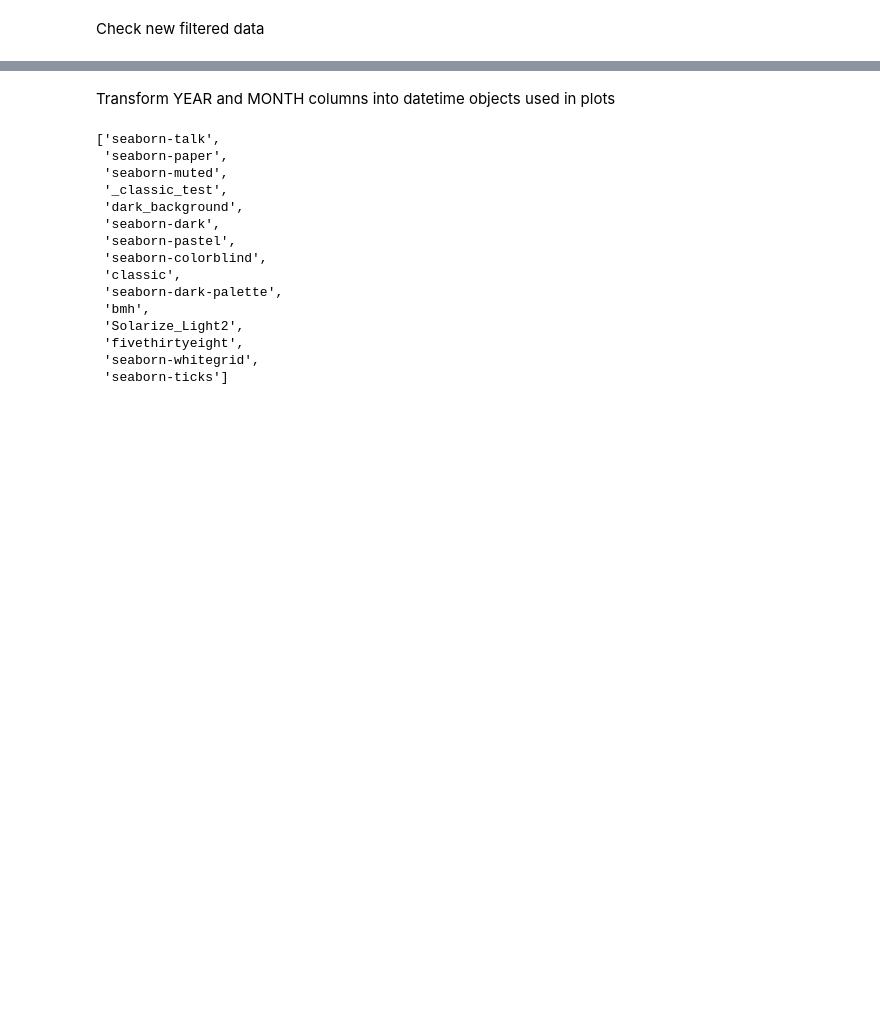
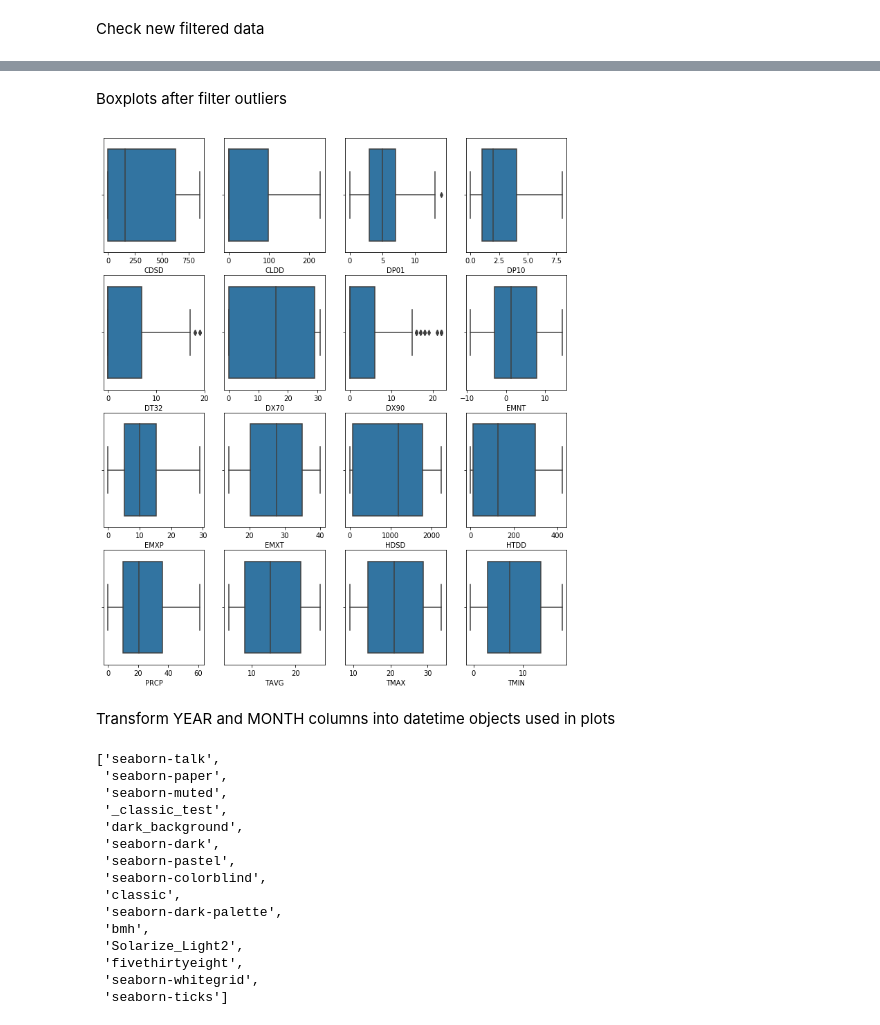
Before and after one commit to alvertogit/datascience, a Jupyter notebook: Random Forest Max Temperature Madrid Barajas Airport.ipynb, the cells around one changed output, grey strips where cells are left out. Saved outputs shown, nothing was run; the diff lists cells and outputs as text; code cells hidden in the pictures; blank space fills up the shorter version.

```diff
--- a/Random Forest Max Temperature Madrid Barajas Airport.ipynb
+++ b/Random Forest Max Temperature Madrid Barajas Airport.ipynb
@@ -135,3 +174,17 @@ df.describe()
+# %% [markdown]
+Boxplots after filter outliers
+# %%
+plt.figure(figsize=(12,14))
+x, y = 4, 4
+df_col = 0
+for i in range(x):
+    for j in range(y):
+        plt.subplot(y, x, df_col+1)
+        sns.boxplot(df.iloc[:, df_col], orient='horizontal')
+        df_col += 1
+plt.show()
+# %% [output]
+[figure, added]
 # %% [markdown]
 Transform YEAR and MONTH columns into datetime objects used in plots
 # %%
```
Also changed, not shown: parts of 18 cells of this notebook, 1 other file.
